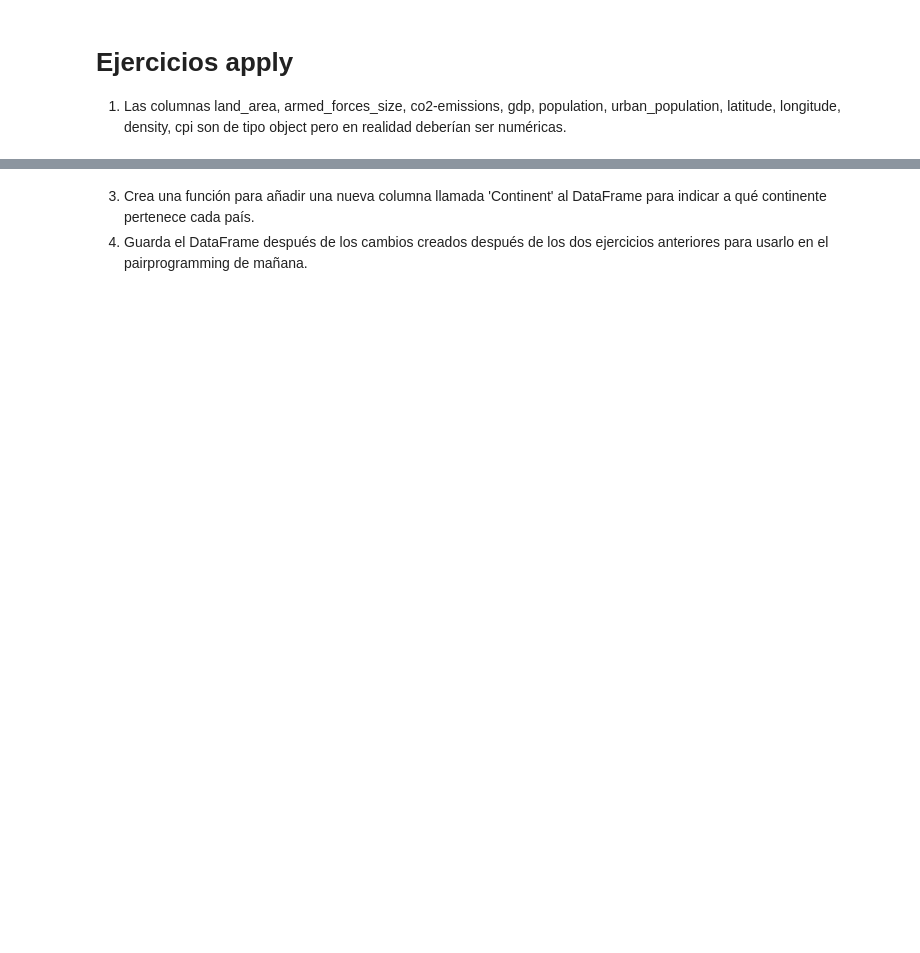
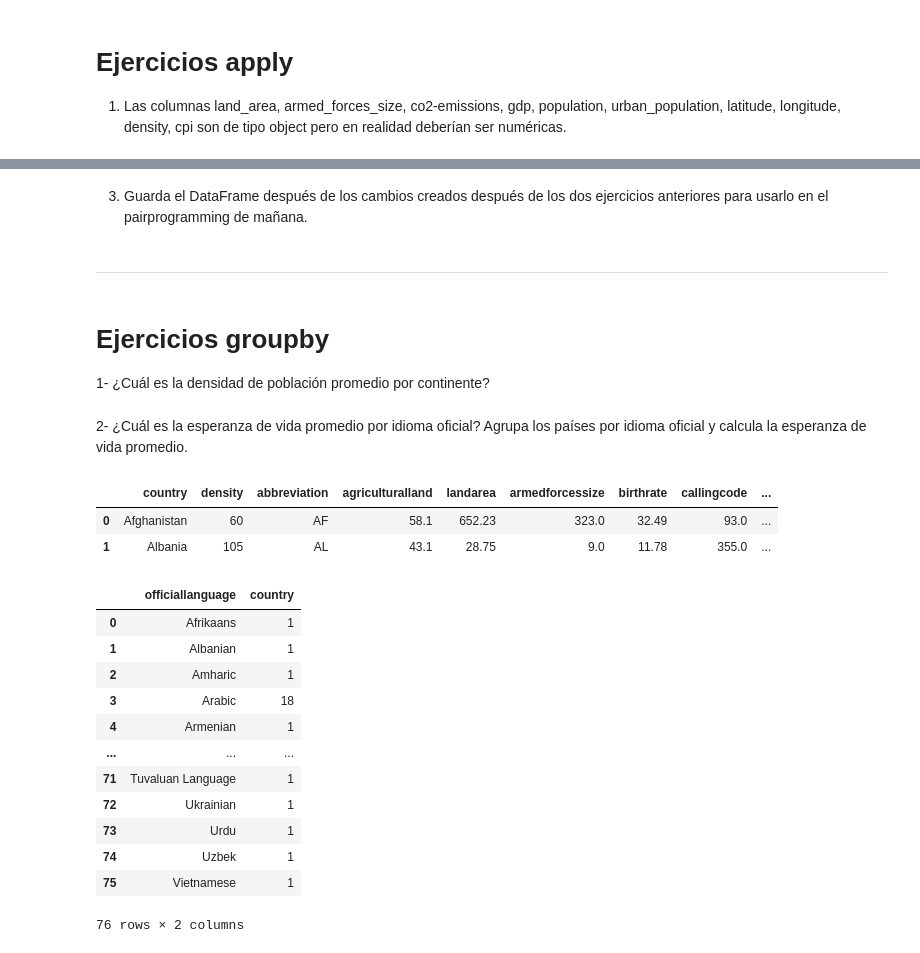
Before and after one commit to clarasdata/adalab-ej-pairprogramming-Andrea-Clara-pandas-numpy, a Jupyter notebook: 05-pair-agrupacion_de_datos_metodo_apply.ipynb, the cells around one changed output, grey strips where cells are left out. Saved outputs shown, nothing was run; the diff lists cells and outputs as text; code cells hidden in the pictures; blank space fills up the shorter version.

```diff
--- a/05-pair-agrupacion_de_datos_metodo_apply.ipynb
+++ b/05-pair-agrupacion_de_datos_metodo_apply.ipynb
@@ -23,0 +88,15 @@ KeyError: "None of [Index([('landarea', 'armed_forcessize', 'co2emissions', 'gdp
+# %%
+# Detectamos que el país "Sao Tome and Principe" está escrito en carácteres estraños: 'S�����������'
+
+# Buscamos el índice de "San Marino", que es el país que està justo antes que el que queremos modificar.
+# establecemos éste como índice 0
+indice_san_marino = df_mergeworld[df_mergeworld["country"] == "San Marino"].index[0]
+
+# AHora podemos buscar donde esta el índice de Encuentra el índice del país después de 'S�����������'
+indice_pais_siguiente = indice_san_marino + 1
+
+
+# Cambia el país en el DataFrame
+df_mergeworld.at[indice_pais_siguiente, "country"] = "Sao Tome and Principe"
+
+#  at se utiliza para asignar el nuevo valor a la celda específica en el DataFrame.
@@ -23,0 +128,20 @@ KeyError: "None of [Index([('landarea', 'armed_forcessize', 'co2emissions', 'gdp
+# %%
+# Creamos un diccionario donde key es el Continente y value los paises:
+
+dic_paises_por_continente = {
+    'Asia': ['Afghanistan', 'Armenia', 'Azerbaijan', 'Bahrain', 'Bangladesh', 'Bhutan', 'Brunei', 'Cambodia', 'China', 'Georgia', 'India', 'Indonesia', 'Iran', 'Iraq', 'Israel', 'Japan', 'Jordan', 'Kazakhstan', 'Kuwait', 'Kyrgyzstan', 'Laos', 'Lebanon', 'Malaysia', 'Maldives', 'Mongolia', 'Myanmar', 'Nepal', 'North Korea', 'Oman', 'Pakistan', 'Palestinian National Authority', 'Qatar', 'Saudi Arabia', 'Singapore', 'South Korea', 'Sri Lanka', 'Syria', 'Tajikistan', 'Thailand', 'East Timor', 'Turkey', 'Turkmenistan', 'United Arab Emirates', 'Uzbekistan', 'Vietnam', 'Yemen'],
+    'Africa': ['Algeria', 'Angola', 'Benin', 'Botswana', 'Burkina Faso', 'Burundi', 'Ivory Coast', 'Cape Verde', 'Cameroon', 'Central African Republic', 'Chad', 'Comoros', 'Republic of the Congo', 'Democratic Republic of the Congo', 'Djibouti', 'Egypt', 'Equatorial Guinea', 'Eritrea', 'Eswatini', 'Ethiopia', 'Gabon', 'The Gambia', 'Ghana', 'Guinea', 'Guinea-Bissau', 'Kenya', 'Lesotho', 'Liberia', 'Libya', 'Madagascar', 'Malawi', 'Mali', 'Mauritania', 'Mauritius', 'Morocco', 'Mozambique', 'Namibia', 'Niger', 'Nigeria', 'Rwanda', 'Sao Tome and Principe', 'Senegal', 'Seychelles', 'Sierra Leone', 'Somalia', 'South Africa', 'South Sudan', 'Sudan', 'Tanzania', 'Togo', 'Uganda', 'Zambia', 'Zimbabwe'],
+    'Europe': ['Albania', 'Andorra', 'Austria', 'Belarus', 'Belgium', 'Bosnia and Herzegovina', 'Bulgaria', 'Croatia', 'Cyprus', 'Czech Republic', 'Denmark', 'Estonia', 'Finland', 'France', 'Georgia', 'Germany', 'Greece', 'Hungary', 'Iceland', 'Republic of Ireland', 'Italy', 'Latvia', 'Liechtenstein', 'Lithuania', 'Luxembourg', 'Malta', 'Moldova', 'Monaco', 'Montenegro', 'Netherlands', 'North Macedonia', 'Norway', 'Poland', 'Portugal', 'Romania', 'Russia', 'San Marino', 'Serbia', 'Slovakia', 'Slovenia', 'Spain', 'Sweden', 'Switzerland', 'Ukraine', 'United Kingdom'],
+    'North America': ['The Bahamas', 'Canada', 'Cuba', 'Dominica', 'Dominican Republic', 'El Salvador', 'Guatemala', 'Honduras', 'Jamaica', 'Mexico', 'Panama', 'United States'],
+    'South America': ['Argentina', 'Bolivia', 'Brazil', 'Chile', 'Colombia', 'Ecuador', 'Guyana', 'Paraguay', 'Peru', 'Suriname', 'Uruguay', 'Venezuela'],
+    'Oceania': ['Australia', 'Fiji', 'Kiribati', 'Marshall Islands', 'Micronesia', 'Nauru', 'New Zealand', 'Palau', 'Papua New Guinea', 'Samoa', 'Solomon Islands', 'Tonga', 'Tuvalu', 'Vanuatu']
+}
+# %%
+def pais_continente(pais, dic_paises_por_continente):
+    for continente, paises in dic_paises_por_continente.items():
+        if pais in paises:
+            return continente
+
+# probamos para uno:
+pais = 'Armenia'
+print(f"El país {pais} se encuentra en el continente: {pais_continente(pais, dic_paises_por_continente)}")
@@ -23,0 +150,5 @@ KeyError: "None of [Index([('landarea', 'armed_forcessize', 'co2emissions', 'gdp
+# %%
+# Aplicamos la función "def pais_continente" a todo el data frame y
+# creamos la nueva columna "continent":
+
+df_mergeworld['continent'] = df_mergeworld['country'].apply(lambda x: pais_continente(x, dic_paises_por_continente))
@@ -24,4 +171,2 @@ KeyError: "None of [Index([('landarea', 'armed_forcessize', 'co2emissions', 'gdp
 # %% [markdown]
-
-3. Crea una función para añadir una nueva columna llamada 'Continent' al DataFrame para indicar a qué continente pertenece cada país.
-4. Guarda el DataFrame después de los cambios creados después de los dos ejercicios anteriores para usarlo en el pairprogramming de mañana.
+3. Guarda el DataFrame después de los cambios creados después de los dos ejercicios anteriores para usarlo en el pairprogramming de mañana.
@@ -27,0 +175,35 @@ KeyError: "None of [Index([('landarea', 'armed_forcessize', 'co2emissions', 'gdp
+# %% [markdown]
+_____
+# %% [markdown]
+# Ejercicios groupby
+1- ¿Cuál es la densidad de población promedio por continente?
+# %% [markdown]
+2- ¿Cuál es la esperanza de vida promedio por idioma oficial? Agrupa los países por idioma oficial y calcula la esperanza de vida promedio.
+# %%
+df_mergeworld.head(2)
+
+# officiallanguage
+# country
+#lifeexpectancy
+# %% [output]
+|  | country | density | abbreviation | agriculturalland | landarea | armedforcessize | birthrate | callingcode | ... |
+| 0 | Afghanistan | 60 | AF | 58.1 | 652.23 | 323.0 | 32.49 | 93.0 | ... |
+| 1 | Albania | 105 | AL | 43.1 | 28.75 | 9.0 | 11.78 | 355.0 | ... |
+# %%
+# 1: Agrupamos los idiomas oficiales por país
+idiomas_pais = df_mergeworld.groupby("officiallanguage")[["country"]].count().reset_index()
+idiomas_pais
+# %% [output]
+|  | officiallanguage | country |
+| 0 | Afrikaans | 1 |
+| 1 | Albanian | 1 |
+| 2 | Amharic | 1 |
+| 3 | Arabic | 18 |
+| 4 | Armenian | 1 |
+| ... | ... | ... |
+| 71 | Tuvaluan Language | 1 |
+| 72 | Ukrainian | 1 |
+| 73 | Urdu | 1 |
+| 74 | Uzbek | 1 |
+| 75 | Vietnamese | 1 |
+76 rows × 2 columns
```
Also changed, not shown: parts of 35 cells of this notebook, 3 other files.
